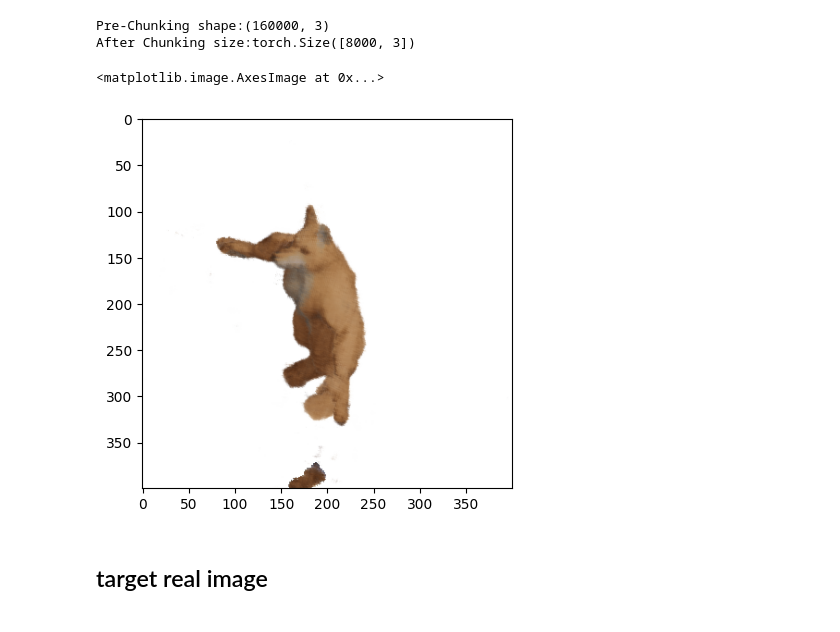
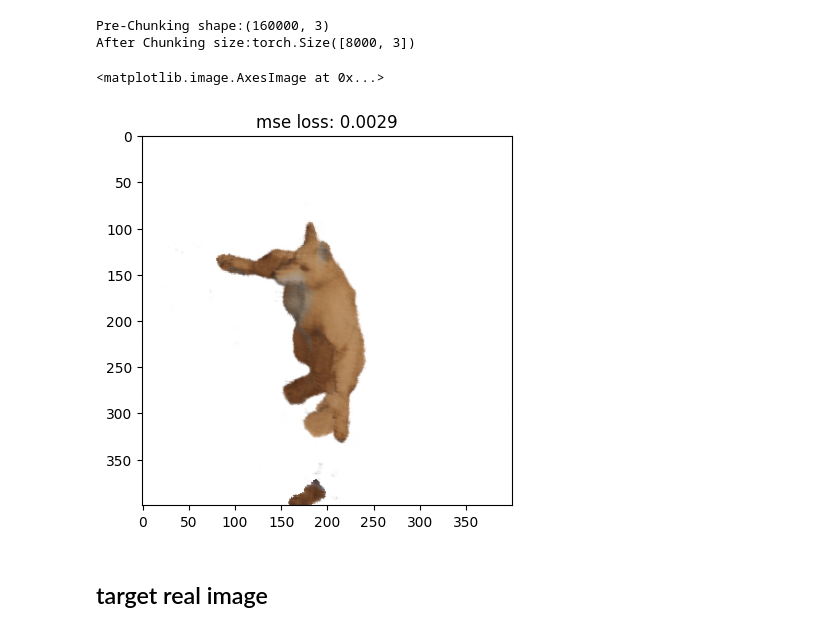
Before and after one commit to stanleyedward/learn_nerf, a Jupyter notebook: NovelViewSynthesis/nvs.ipynb, the cells around one changed output. Saved outputs shown, nothing was run; the diff lists cells and outputs as text; code cells hidden in the pictures.

```diff
--- a/NovelViewSynthesis/nvs.ipynb
+++ b/NovelViewSynthesis/nvs.ipynb
@@ -54,7 +54,7 @@ Nerf(
     - recently new methods have made it possible to render at 200 FPS!
 # %%
 @torch.inference_mode() #dont need to computre gradients
-def test(model, origin, direction, tn, tf, nb_bins=100, chunk_size=20, height=400, width=400):
+def test(model, origin, direction, tn, tf, nb_bins=100, chunk_size=20, height=400, width=400, target=None):
 
     with torch.inference_mode():
         model.eval()
@@ -69,7 +69,14 @@ def test(model, origin, direction, tn, tf, nb_bins=100, chunk_size=20, height=40
         image = torch.cat(image) # [H*W, 3]
         image = image.reshape(height, width, 3).cpu().numpy() #no need for .data as there are no gradients!
 
-        return image
+        if target is not None:
+            # mse = nn.MSELoss()
+            # loss = mse(image, target)
+            loss = ((image - target)**2).mean() #same as mean squared errorfunction
+            return image, loss
+
+        else:
+            return image
 # %% [markdown]
 ### Chunking the input tensors into 1/20 their size to fit 6GB GPU VRAM
 # %%
@@ -90,17 +97,19 @@ learning_rate = 1e-3
 gamma = 0.5
 nb_bins = 100
 # %%
-img = test(nerf_model,
+img, mse = test(nerf_model,
      torch.from_numpy(test_origin[0]).to(device).float(),
      torch.from_numpy(test_direction[0]).to(device).float(),
      tn, tf,
      nb_bins=100,
-     chunk_size=20)
+     chunk_size=20,
+     target=test_target_px_values[0].reshape(400, 400, 3))
 
+plt.title(f"mse loss: {mse:.4f}")
 plt.imshow(img)
 # %% [output]
 <matplotlib.image.AxesImage at 0x...>
-[figure, old version]
+[figure, new version]
 # %% [markdown]
 ## target real image
 # %%
```
Also changed, not shown: parts of 2 cells of this notebook.
